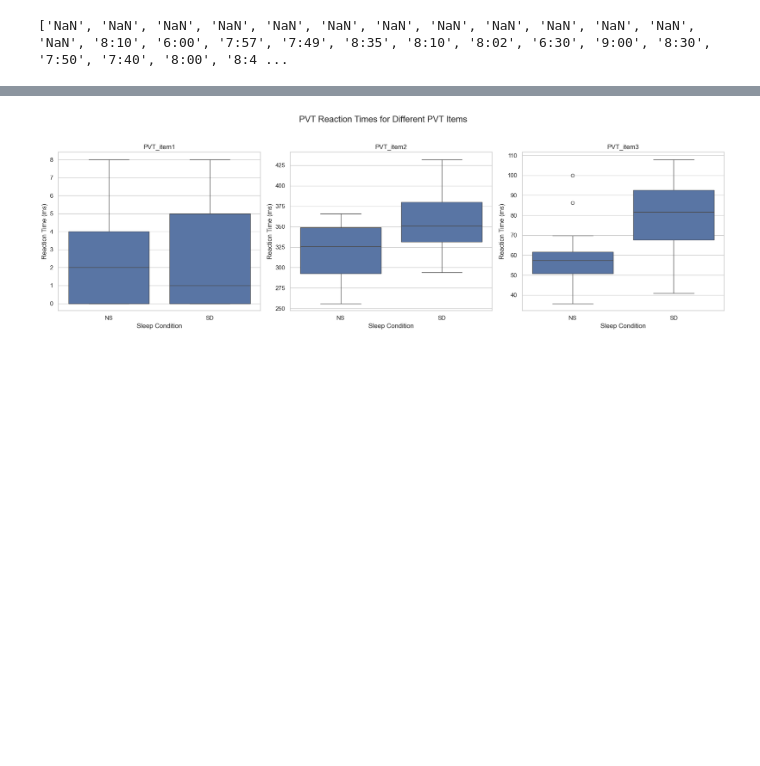
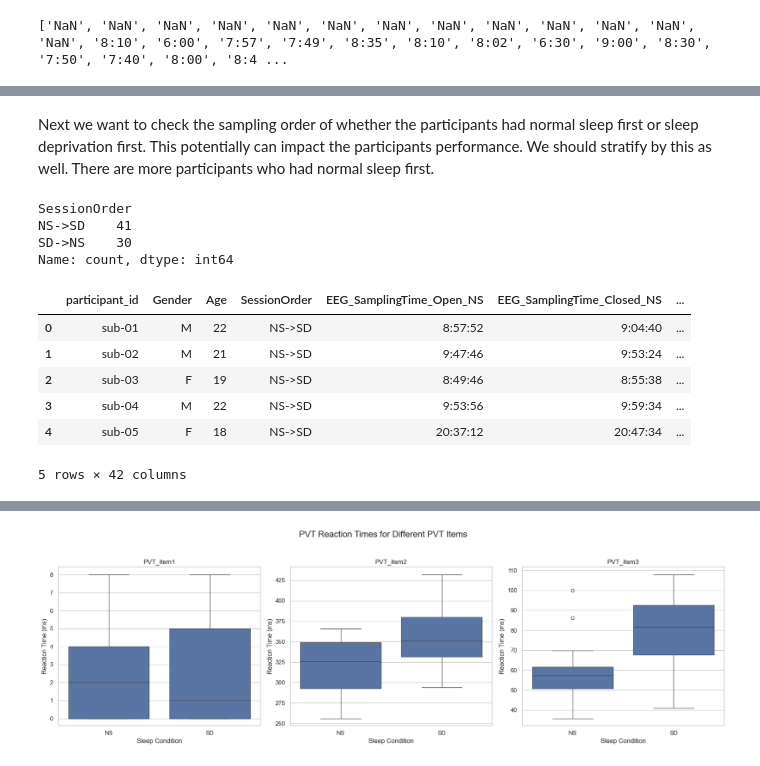
Before and after one commit to yangwestyyy21/sleepdeprivation_COGS138, a Jupyter notebook: sleepdeprivation_COGS138/EDA.ipynb, the cells around one changed output, grey strips where cells are left out. Cells and saved outputs as stored; diff of their text form; code cells hidden in the pictures; blank space fills up the shorter version.

```diff
--- a/sleepdeprivation_COGS138/EDA.ipynb
+++ b/sleepdeprivation_COGS138/EDA.ipynb
@@ -120,0 +146,20 @@ print(timedif)
+# %% [markdown]
+Next we want to check the sampling order of whether the participants had normal sleep first or sleep deprivation
+first. This potentially can impact the participants performance. We should stratify by this as well.
+There are more participants who had normal sleep first.
+# %%
+print(df['SessionOrder'].value_counts())
+df_ns1st = df[df['SessionOrder'] == 'NS->SD']
+df_ns1st.head()
+# %% [output]
+SessionOrder
+NS->SD    41
+SD->NS    30
+Name: count, dtype: int64
+|  | participant_id | Gender | Age | SessionOrder | EEG_SamplingTime_Open_NS | EEG_SamplingTime_Closed_NS | ... |
+| 0 | sub-01 | M | 22 | NS->SD | 8:57:52 | 9:04:40 | ... |
+| 1 | sub-02 | M | 21 | NS->SD | 9:47:46 | 9:53:24 | ... |
+| 2 | sub-03 | F | 19 | NS->SD | 8:49:46 | 8:55:38 | ... |
+| 3 | sub-04 | M | 22 | NS->SD | 9:53:56 | 9:59:34 | ... |
+| 4 | sub-05 | F | 18 | NS->SD | 20:37:12 | 20:47:34 | ... |
+5 rows × 42 columns
```
Also changed, not shown: parts of 4 cells of this notebook.
